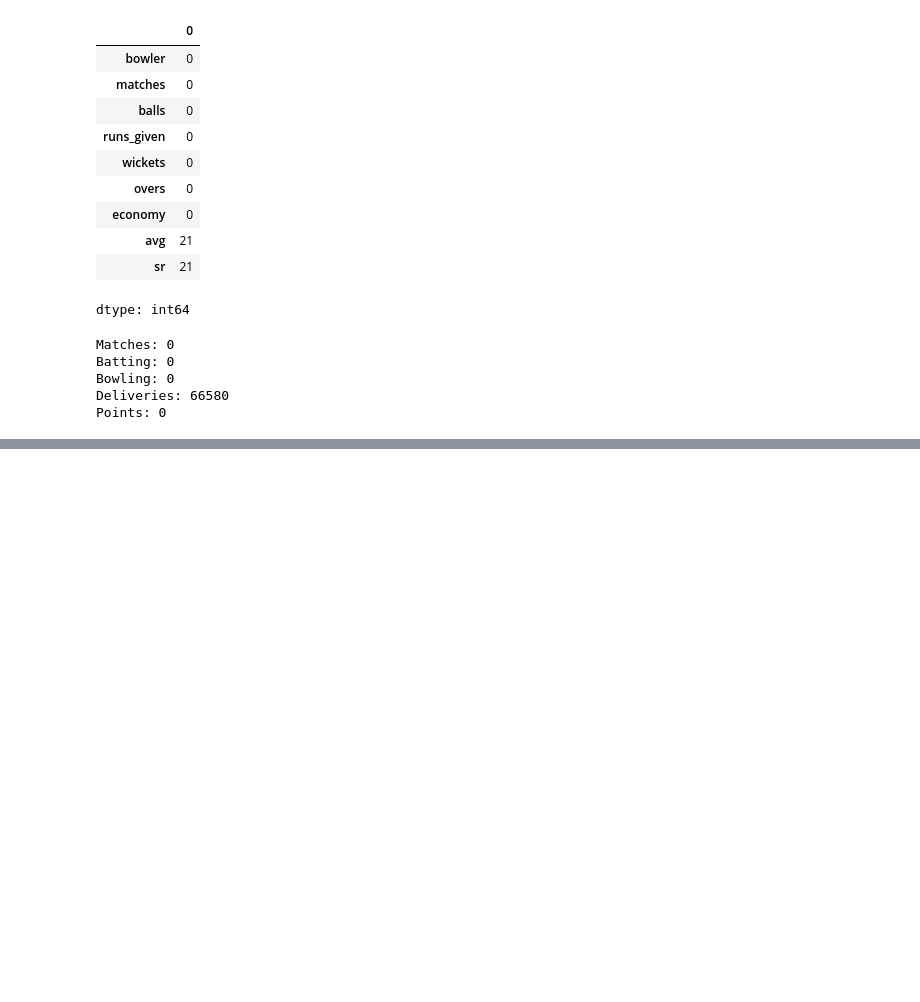
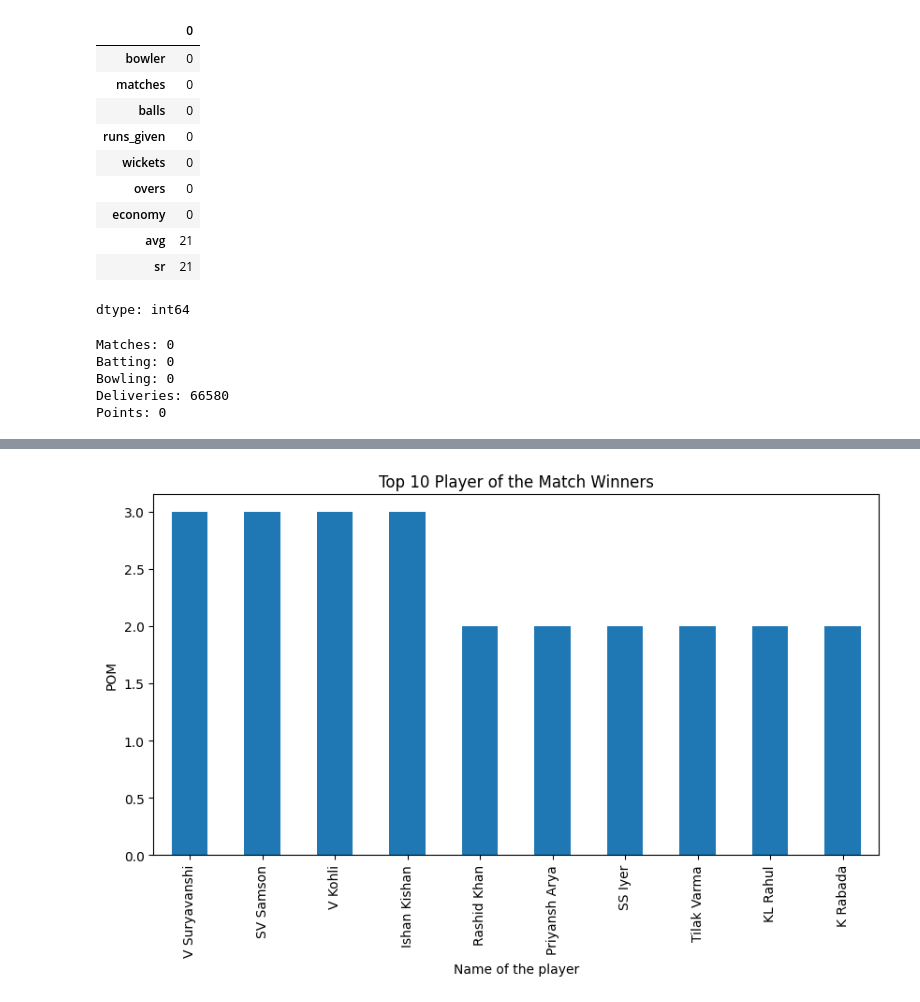
Before and after one commit to pavanrajanala/Ipl2026Analysis, a Jupyter notebook: Ipl2026Analysis_DataCleaning.ipynb, the cells around one changed output, grey strips where cells are left out. Drawn from its saved outputs; the diff is of its cells as text; code cells hidden in the pictures; blank space fills up the shorter version.

```diff
--- a/Ipl2026Analysis_DataCleaning.ipynb
+++ b/Ipl2026Analysis_DataCleaning.ipynb
@@ -228,0 +279,3 @@ points_table.to_csv('points_clean.csv', index=False)
+# %%
+pom=matches['player_of_match'].value_counts()
+print(pom.head(10))
@@ -228,0 +295,11 @@ points_table.to_csv('points_clean.csv', index=False)
+# %%
+pom.head(10).plot(
+    kind='bar',
+    figsize=(10,5)
+)
+plt.title("Top 10 Player of the Match Winners")
+plt.xlabel("Name of the player")
+plt.ylabel("POM")
+plt.show()
+# %% [output]
+[figure, added]
```
Also changed, not shown: parts of 10 cells of this notebook.
